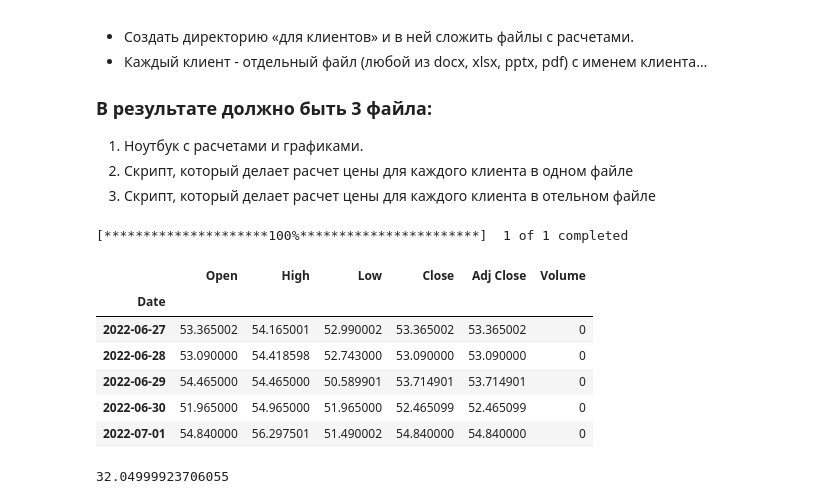
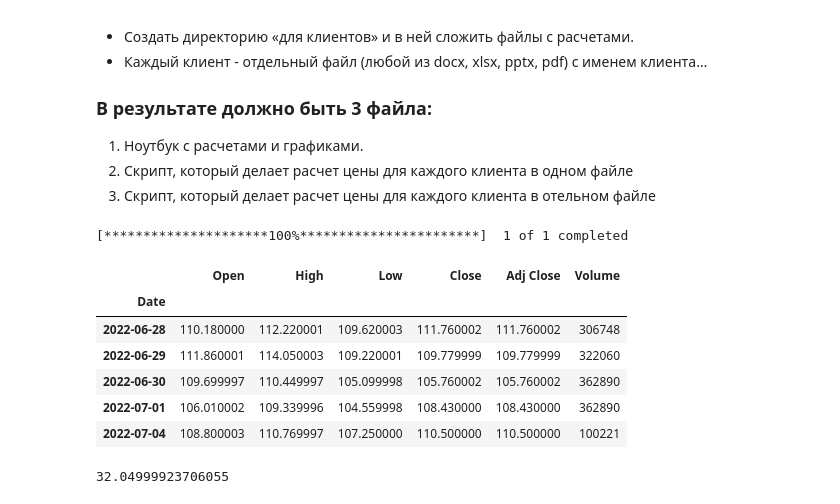
Before and after one commit to zakonreal/111, a Jupyter notebook: Lesson3/hometask/MagicWhitePowder.ipynb, the cells around one changed output. Cells and saved outputs as stored; diff of their text form; code cells hidden in the pictures.

```diff
--- a/Lesson3/hometask/MagicWhitePowder.ipynb
+++ b/Lesson3/hometask/MagicWhitePowder.ipynb
@@ -78,17 +78,17 @@ discounts = {'up to 100': 0.01, # 1%
 # курс евро к рублю 'EURRUB=X'
 # курс доллара к рублю 'USDRUB=X'
 # %%
-df = yf.download('USDRUB=X')
+df = yf.download('CL=F')
 df.tail()
 # %% [output]
 [*********************100%***********************]  1 of 1 completed
 |  | Open | High | Low | Close | Adj Close | Volume |
 | Date |  |  |  |  |  |  |
-| 2022-06-27 | 53.365002 | 54.165001 | 52.990002 | 53.365002 | 53.365002 | 0 |
-| 2022-06-28 | 53.090000 | 54.418598 | 52.743000 | 53.090000 | 53.090000 | 0 |
-| 2022-06-29 | 54.465000 | 54.465000 | 50.589901 | 53.714901 | 53.714901 | 0 |
-| 2022-06-30 | 51.965000 | 54.965000 | 51.965000 | 52.465099 | 52.465099 | 0 |
-| 2022-07-01 | 54.840000 | 56.297501 | 51.490002 | 54.840000 | 54.840000 | 0 |
+| 2022-06-28 | 110.180000 | 112.220001 | 109.620003 | 111.760002 | 111.760002 | 306748 |
+| 2022-06-29 | 111.860001 | 114.050003 | 109.220001 | 109.779999 | 109.779999 | 322060 |
+| 2022-06-30 | 109.699997 | 110.449997 | 105.099998 | 105.760002 | 105.760002 | 362890 |
+| 2022-07-01 | 106.010002 | 109.339996 | 104.559998 | 108.430000 | 108.430000 | 362890 |
+| 2022-07-04 | 108.800003 | 110.769997 | 107.250000 | 110.500000 | 110.500000 | 100221 |
 # %%
 crud_oil_prices = df.Close.copy()
 # %%
```
Also changed, not shown: parts of 17 cells of this notebook, 6 other files.
